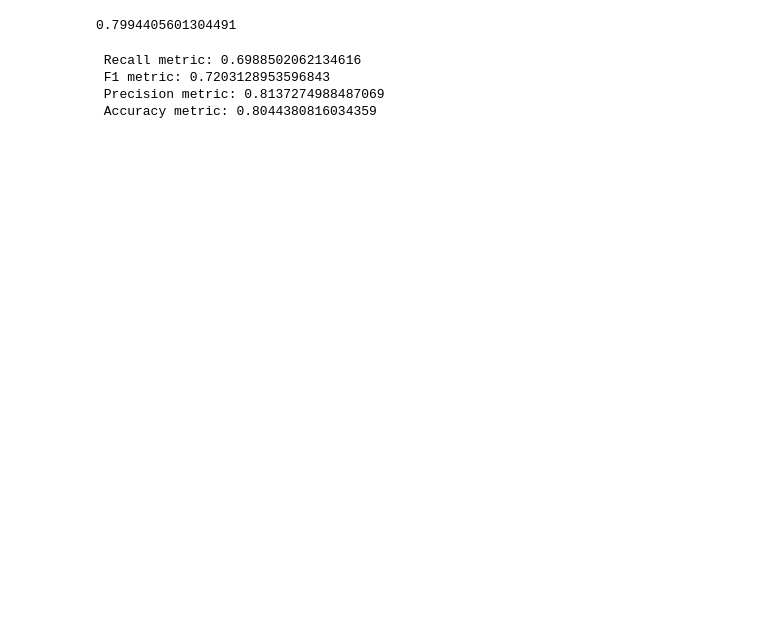
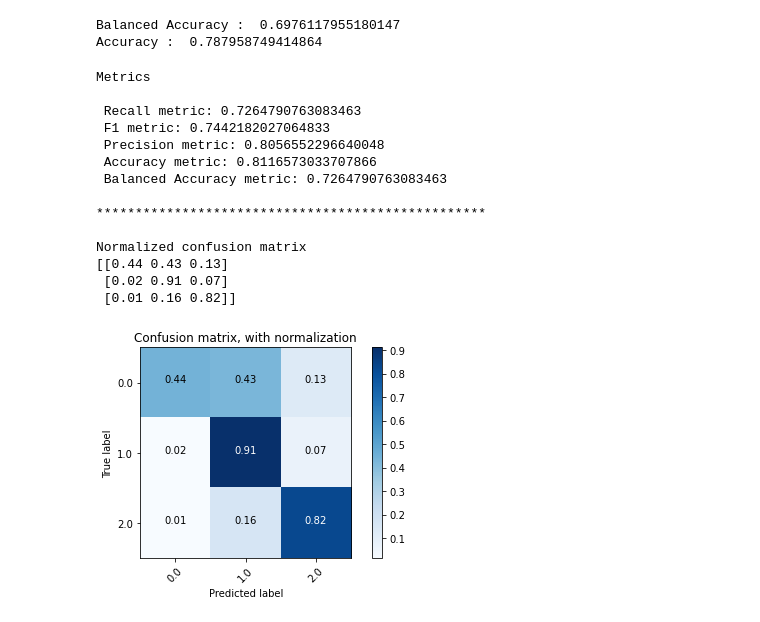
Before and after one commit to ialmalis/ML_in_Finance, a Jupyter notebook: General/General_NB_RF.ipynb, the cells around one changed output. Drawn from its saved outputs; the diff is of its cells as text; code cells hidden in the pictures; blank space fills up the shorter version.

```diff
--- a/General/General_NB_RF.ipynb
+++ b/General/General_NB_RF.ipynb
@@ -139,27 +187,60 @@ print(' Accuracy metric:',Accur)
 # %%
-skfold = model_selection.StratifiedKFold(n_splits=5)
-model2 = RandomForestClassifier(n_estimators=100, max_features="auto", n_jobs=-1)
-results = model_selection.cross_val_score(model2, Xv,y, cv=skfold)
-print(results.mean())
+skfold = model_selection.StratifiedKFold(n_splits=5,random_state=1)
+
+model2 = RandomForestClassifier(n_estimators=100, max_features="auto", n_jobs=-1,class_weight='balanced')
+results = model_selection.cross_val_score(model2, Xv,y, cv=skfold,scoring='balanced_accuracy',n_jobs=-1)
+print("Balanced Accuracy : ",results.mean())
+
+model2 = RandomForestClassifier(n_estimators=100, max_features="auto", n_jobs=-1,class_weight='balanced')
+results = model_selection.cross_val_score(model2, Xv,y, cv=skfold,scoring='accuracy',n_jobs=-1)
+print("Accuracy : ",results.mean())
 # %% [output]
-0.7994405601304491
+Balanced Accuracy :  0.6976117955180147
+Accuracy :  0.787958749414864
 # %%
-model2 = RandomForestClassifier(n_estimators=100, max_features="auto", n_jobs=-1)
+model2 = RandomForestClassifier(n_estimators=100, max_features="auto", n_jobs=-1,class_weight='balanced')
 model2.fit(X_train,y_train)
 y_predicted = model2.predict(X_test)
 
 
 recall = metrics.recall_score(y_test,y_predicted,average='macro')
 precision = metrics.precision_score(y_test,y_predicted,average='macro')
 f1 = metrics.f1_score(y_test,y_predicted,average='macro')
 Accur=metrics.accuracy_score(y_test,y_predicted)
 
+print("\nMetrics\n")
+recall = metrics.recall_score(y_test,y_predicted,average='macro')
+precision = metrics.precision_score(y_test,y_predicted,average='macro')
+f1 = metrics.f1_score(y_test,y_predicted,average='macro')
+Accur=metrics.accuracy_score(y_test,y_predicted)
+B_Accur=metrics.balanced_accuracy_score(y_test,y_predicted)
+
 print(' Recall metric:',recall)
 print(' F1 metric:',f1)
 print(' Precision metric:',precision)
 print(' Accuracy metric:',Accur)
+print(' Balanced Accuracy metric:',B_Accur,"\n")
+print("**************************************************\n")
+
+cnf_matrix = confusion_matrix(y_test, y_predicted,labels=[0.0, 1.0, 2.0])
+np.set_printoptions(precision=2)
+
+plt.figure()
+plot_confusion_matrix(cnf_matrix, classes=[0.0, 1.0, 2.0],
+                      title='Confusion matrix, with normalization')
 # %% [output]
- Recall metric: 0.6988502062134616
- F1 metric: 0.7203128953596843
- Precision metric: 0.8137274988487069
- Accuracy metric: 0.8044380816034359
+Metrics
+
+ Recall metric: 0.7264790763083463
+ F1 metric: 0.7442182027064833
+ Precision metric: 0.8056552296640048
+ Accuracy metric: 0.8116573033707866
+ Balanced Accuracy metric: 0.7264790763083463
+
+**************************************************
+
+Normalized confusion matrix
+[[0.44 0.43 0.13]
+ [0.02 0.91 0.07]
+ [0.01 0.16 0.82]]
+[figure, added]
```
Also changed, not shown: parts of 6 cells of this notebook, 3 other files.
